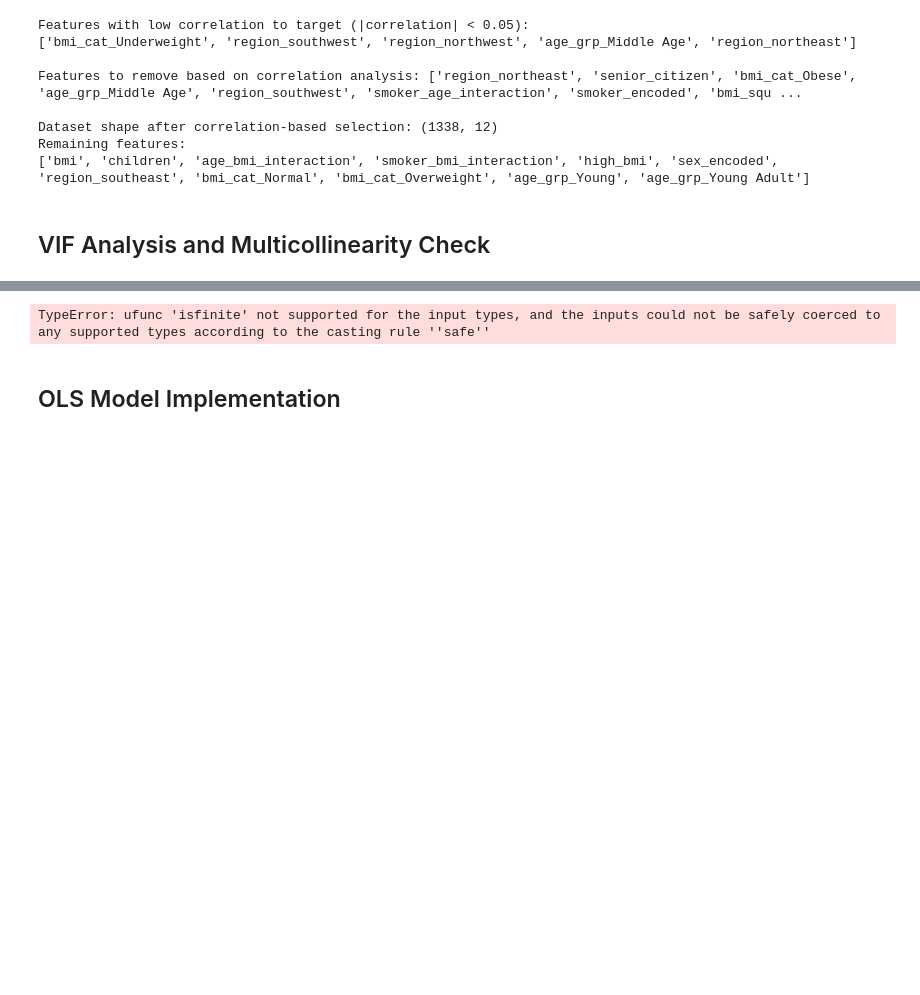
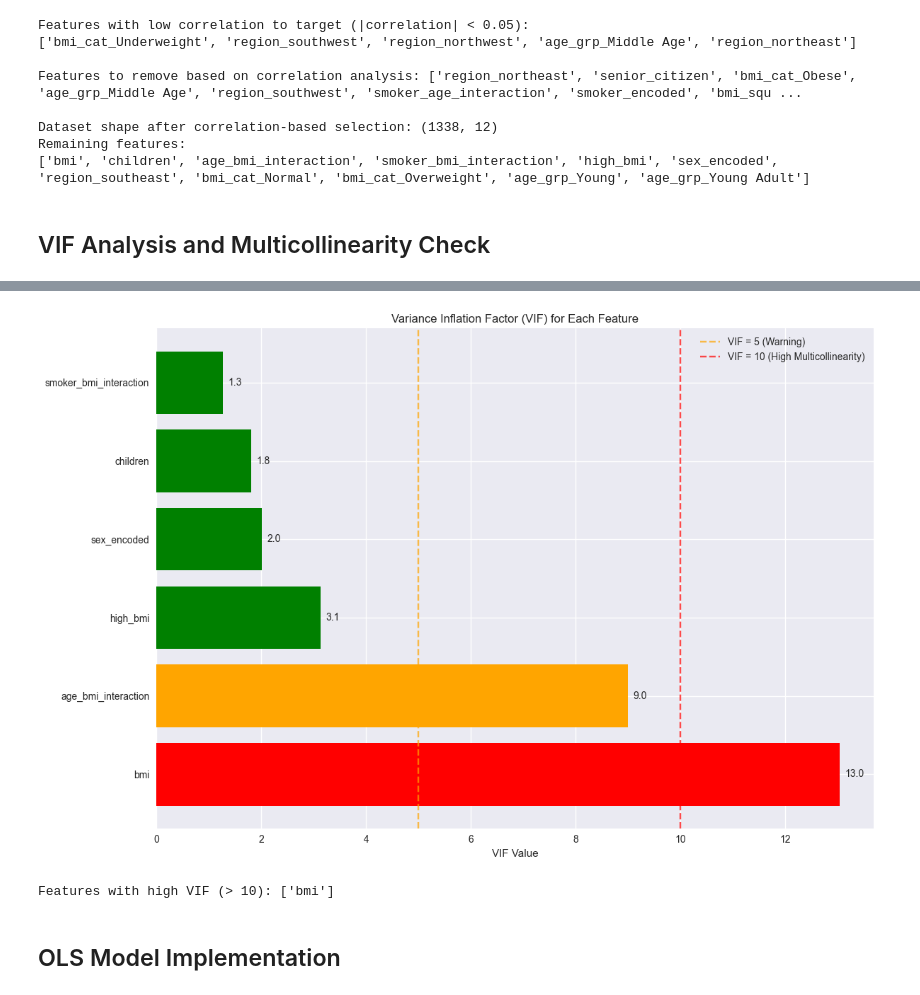
Before and after one commit to DEVang0876/Machine-Learning, a Jupyter notebook: Devang_23aiml014_insurance.ipynb, the cells around one changed output, grey strips where cells are left out. Drawn from its saved outputs; the diff is of its cells as text; code cells hidden in the pictures; blank space fills up the shorter version.

```diff
--- a/Devang_23aiml014_insurance.ipynb
+++ b/Devang_23aiml014_insurance.ipynb
@@ -408,10 +408,29 @@ Remaining features:
 # %% [markdown]
 ## VIF Analysis and Multicollinearity Check
 # %%
+# First, let's check the data types and any non-numeric columns in df_corr_selected
+print("Data types in df_corr_selected:")
+print(df_corr_selected.dtypes)
+print("\nShape:", df_corr_selected.shape)
+print("\nColumns:", df_corr_selected.columns.tolist())
+print("\nFirst few rows:")
+print(df_corr_selected.head())
+
+# Check for any non-numeric columns
+non_numeric_cols = df_corr_selected.select_dtypes(exclude=[np.number]).columns.tolist()
+print(f"\nNon-numeric columns: {non_numeric_cols}")
+
 # Calculate VIF (Variance Inflation Factor) for multicollinearity detection
 def calculate_vif(df, target_col='charges'):
     """Calculate VIF for all features except target variable"""
     X = df.drop(columns=[target_col])
+
+    # Ensure all columns are numeric
+    X = X.select_dtypes(include=[np.number])
+
+    if len(X.columns) == 0:
+        print("No numeric columns found for VIF calculation")
+        return pd.DataFrame()
 
     # Calculate VIF for each feature
     vif_data = pd.DataFrame()
@@ -421,30 +440,33 @@ def calculate_vif(df, target_col='charges'):
     return vif_data.sort_values('VIF', ascending=False)
 
 # Calculate VIF for correlation-selected features
-print("VIF Analysis after correlation-based feature selection:")
+print("\nVIF Analysis after correlation-based feature selection:")
 vif_results = calculate_vif(df_corr_selected)
 print(vif_results)
 
-# Visualize VIF values
-plt.figure(figsize=(12, 8))
-colors = ['red' if vif > 10 else 'orange' if vif > 5 else 'green' for vif in vif_results['VIF']]
-bars = plt.barh(range(len(vif_results)), vif_results['VIF'], color=colors)
-plt.yticks(range(len(vif_results)), vif_results['Feature'])
-plt.xlabel('VIF Value')
-plt.title('Variance Inflation Factor (VIF) for Each Feature')
-plt.axvline(x=5, color='orange', linestyle='--', alpha=0.7, label='VIF = 5 (Warning)')
-plt.axvline(x=10, color='red', linestyle='--', alpha=0.7, label='VIF = 10 (High Multicollinearity)')
-plt.legend()
+# Visualize VIF values only if we have results
+if not vif_results.empty:
+    plt.figure(figsize=(12, 8))
+    colors = ['red' if vif > 10 else 'orange' if vif > 5 else 'green' for vif in vif_results['VIF']]
+    bars = plt.barh(range(len(vif_results)), vif_results['VIF'], color=colors)
+    plt.yticks(range(len(vif_results)), vif_results['Feature'])
+    plt.xlabel('VIF Value')
+    plt.title('Variance Inflation Factor (VIF) for Each Feature')
+    plt.axvline(x=5, color='orange', linestyle='--', alpha=0.7, label='VIF = 5 (Warning)')
+    plt.axvline(x=10, color='red', linestyle='--', alpha=0.7, label='VIF = 10 (High Multicollinearity)')
+    plt.legend()
 
-# Add VIF values on bars
-for i, bar in enumerate(bars):
-    plt.text(bar.get_width() + 0.1, bar.get_y() + bar.get_height()/2,
-             f'{vif_results.iloc[i]["VIF"]:.1f}', va='center')
+    # Add VIF values on bars
+    for i, bar in enumerate(bars):
+        plt.text(bar.get_width() + 0.1, bar.get_y() + bar.get_height()/2,
+                 f'{vif_results.iloc[i]["VIF"]:.1f}', va='center')
 
-plt.tight_layout()
-plt.show()
+    plt.tight_layout()
+    plt.show()
 
-# Identify features with high VIF (> 10)
-high_vif_features = vif_results[vif_results['VIF'] > 10]['Feature'].tolist()
-print(f"\nFeatures with high VIF (> 10): {high_vif_features}")
+    # Identify features with high VIF (> 10)
+    high_vif_features = vif_results[vif_results['VIF'] > 10]['Feature'].tolist()
+    print(f"\nFeatures with high VIF (> 10): {high_vif_features}")
+else:
+    print("No VIF results to visualize")
 # %% [output]
@@ -452,4 +490,5 @@ VIF Analysis after correlation-based feature selection:
+[figure, added]
-TypeError: ufunc 'isfinite' not supported for the input types, and the inputs could not be safely coerced to any supported types according to the casting rule ''safe''
+Features with high VIF (> 10): ['bmi']
 # %%
 # Remove features with high VIF iteratively
 def remove_high_vif_features(df, target_col='charges', threshold=10):
```
Also changed, not shown: parts of 1 cell of this notebook.
